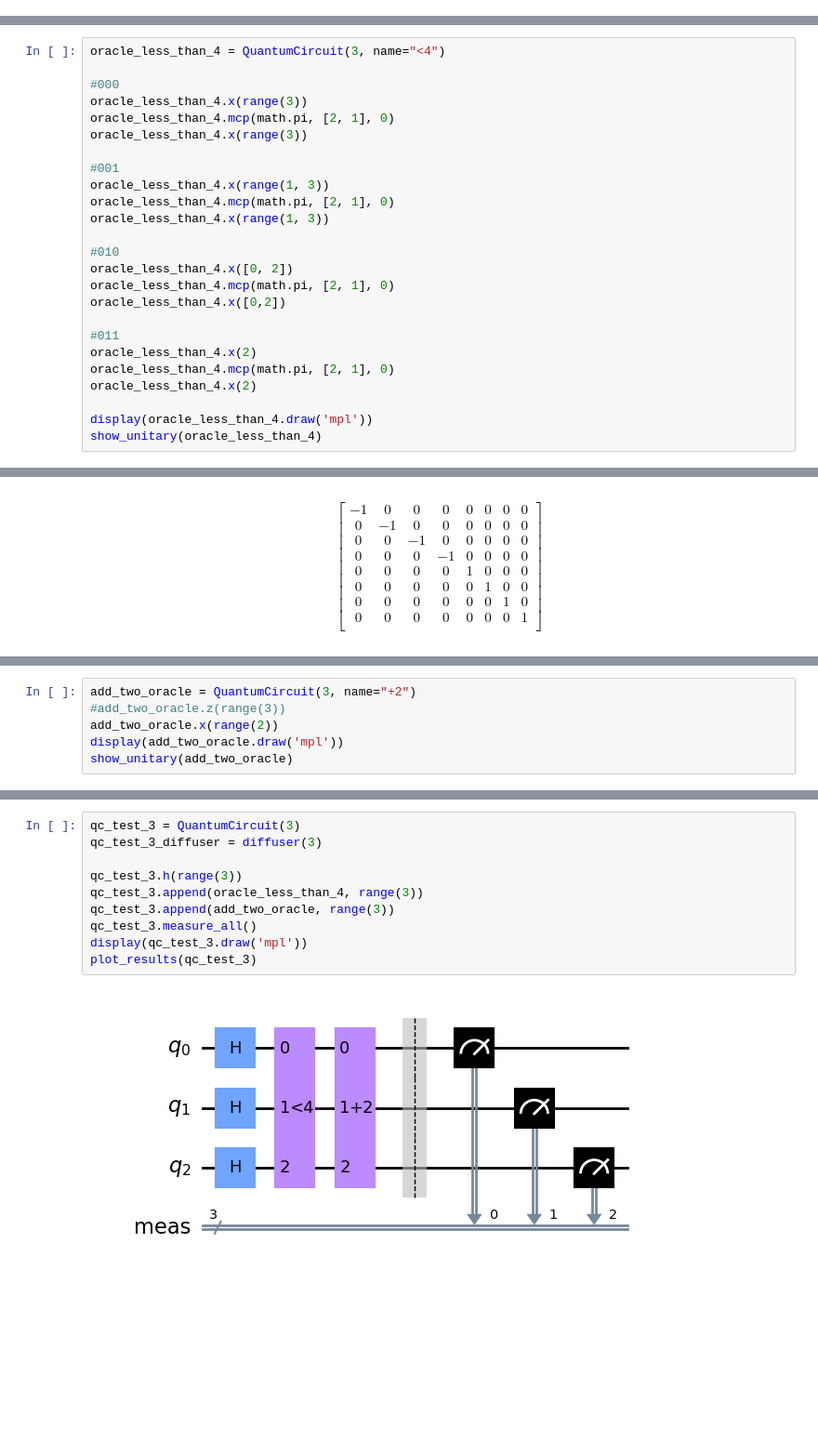
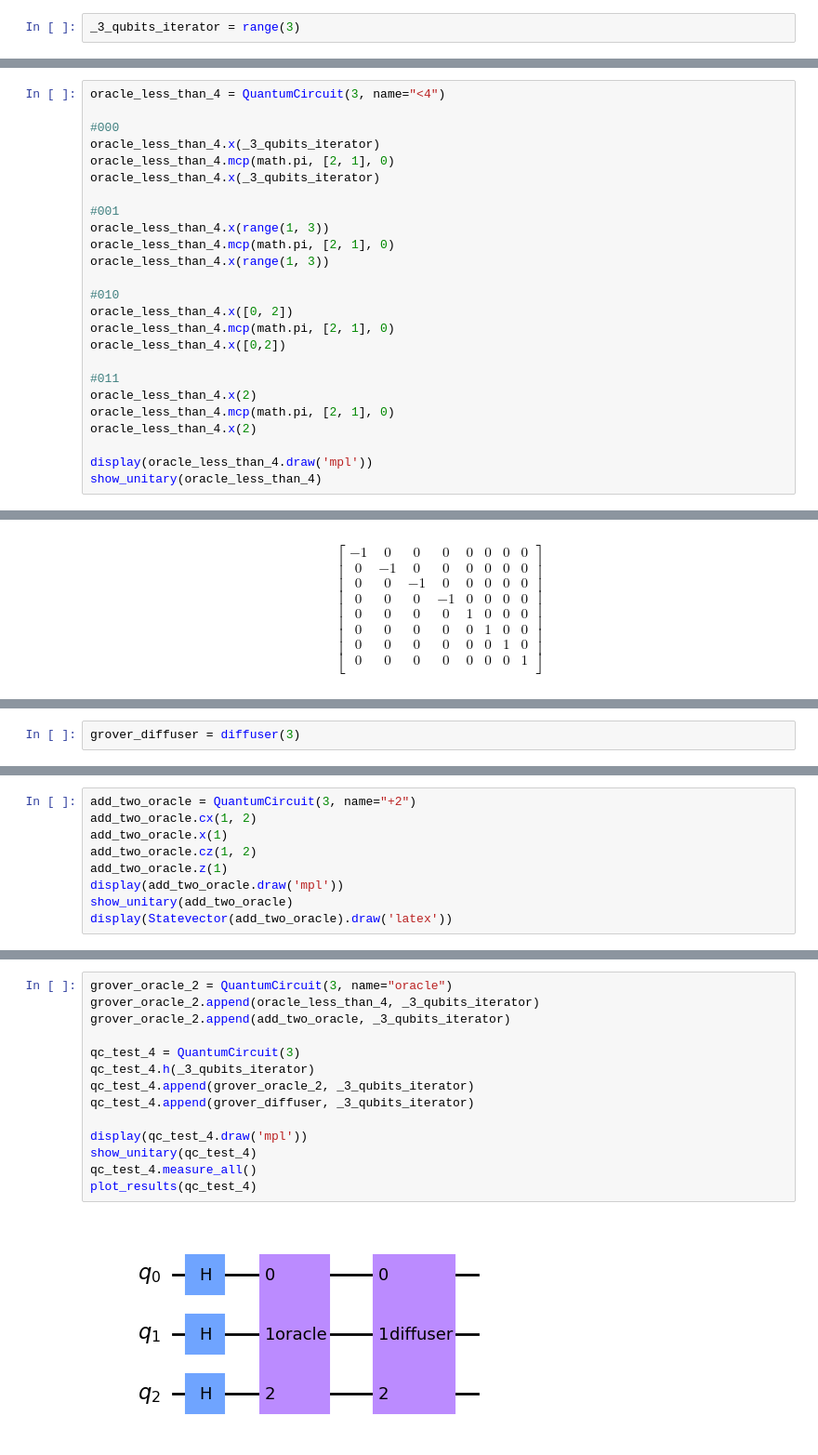
Before and after one commit to Dpbm/scientific-research-1-quantum-oracles, a Jupyter notebook: oracle-less-than/less-than.ipynb, the cells around one changed output, grey strips where cells are left out. Shown at 93% size. Saved outputs shown, nothing was run; the diff lists cells and outputs as text; blank space fills up the shorter version.

```diff
--- a/oracle-less-than/less-than.ipynb
+++ b/oracle-less-than/less-than.ipynb
@@ -21,6 +22,8 @@ def plot_results(qc):
     sim = AerSimulator()
     result = sim.run(transpile(qc, sim), shots=1000).result().get_counts()
     display(plot_histogram(result))
+# %%
+_3_qubits_iterator = range(3)
 # %%
 """
 from 2 to 7
@@ -145,9 +148,9 @@ plot_results(qc_test_2)
 oracle_less_than_4 = QuantumCircuit(3, name="<4")
 
 #000
-oracle_less_than_4.x(range(3))
+oracle_less_than_4.x(_3_qubits_iterator)
 oracle_less_than_4.mcp(math.pi, [2, 1], 0)
-oracle_less_than_4.x(range(3))
+oracle_less_than_4.x(_3_qubits_iterator)
 
 #001
 oracle_less_than_4.x(range(1, 3))
@@ -229,4 +232,6 @@ $$
  0 & 0 & 0 & 0 & 0 & 0 & 0 & 1  \\
  \end{bmatrix}
 $$
+# %%
+grover_diffuser = diffuser(3)
 # %%
@@ -246,7 +261,10 @@ plot_results(qc_test_3)
 # %%
 add_two_oracle = QuantumCircuit(3, name="+2")
-#add_two_oracle.z(range(3))
-add_two_oracle.x(range(2))
+add_two_oracle.cx(1, 2)
+add_two_oracle.x(1)
+add_two_oracle.cz(1, 2)
+add_two_oracle.z(1)
 display(add_two_oracle.draw('mpl'))
 show_unitary(add_two_oracle)
+display(Statevector(add_two_oracle).draw('latex'))
 # %% [output]
@@ -266,12 +285,16 @@ $$
 # %%
-qc_test_3 = QuantumCircuit(3)
-qc_test_3_diffuser = diffuser(3)
+grover_oracle_2 = QuantumCircuit(3, name="oracle")
+grover_oracle_2.append(oracle_less_than_4, _3_qubits_iterator)
+grover_oracle_2.append(add_two_oracle, _3_qubits_iterator)
 
-qc_test_3.h(range(3))
-qc_test_3.append(oracle_less_than_4, range(3))
-qc_test_3.append(add_two_oracle, range(3))
-qc_test_3.measure_all()
-display(qc_test_3.draw('mpl'))
-plot_results(qc_test_3)
+qc_test_4 = QuantumCircuit(3)
+qc_test_4.h(_3_qubits_iterator)
+qc_test_4.append(grover_oracle_2, _3_qubits_iterator)
+qc_test_4.append(grover_diffuser, _3_qubits_iterator)
+
+display(qc_test_4.draw('mpl'))
+show_unitary(qc_test_4)
+qc_test_4.measure_all()
+plot_results(qc_test_4)
 # %% [output]
-[figure, old version]
+[figure, new version]
```
Also changed, not shown: parts of 15 cells of this notebook.
